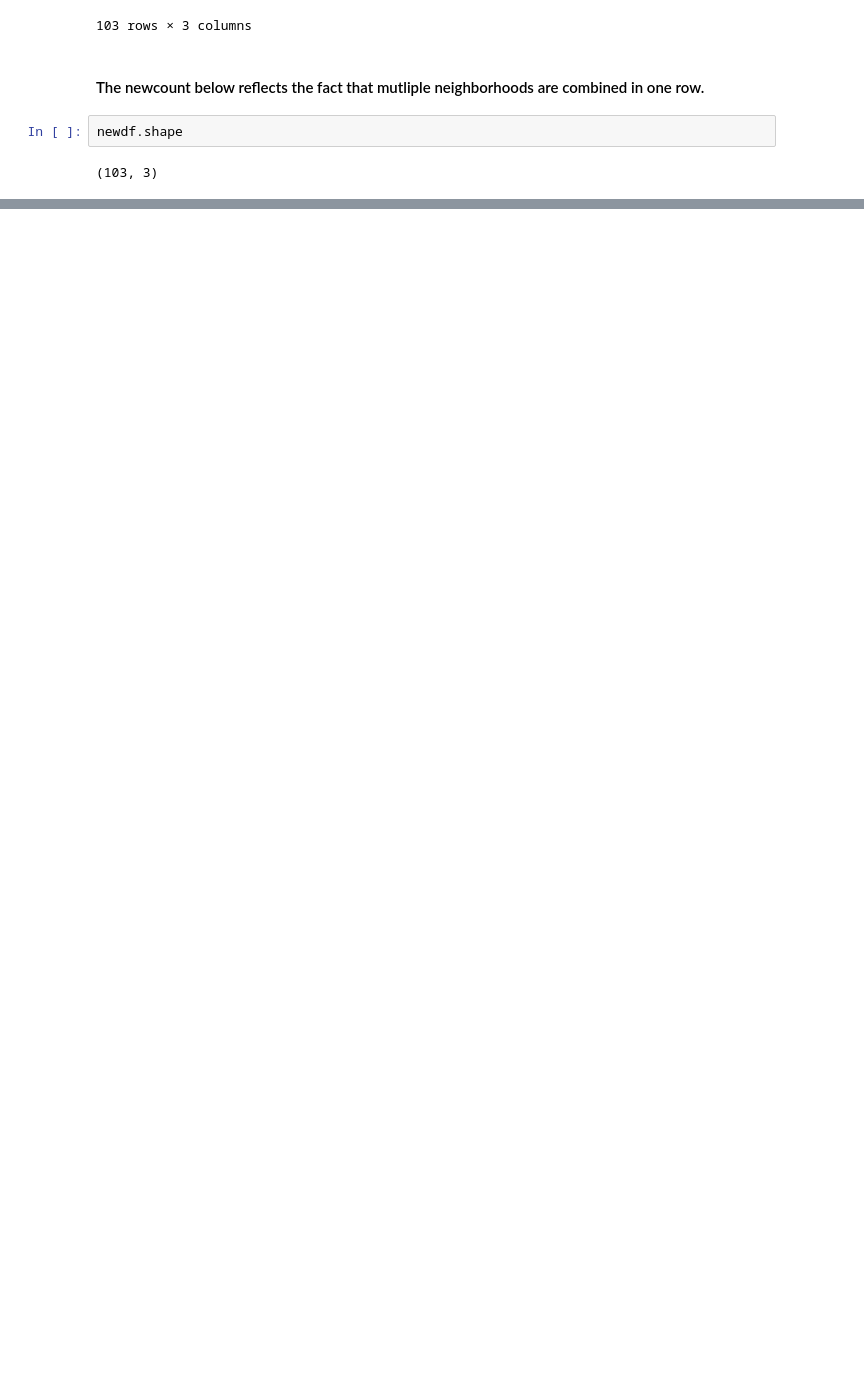
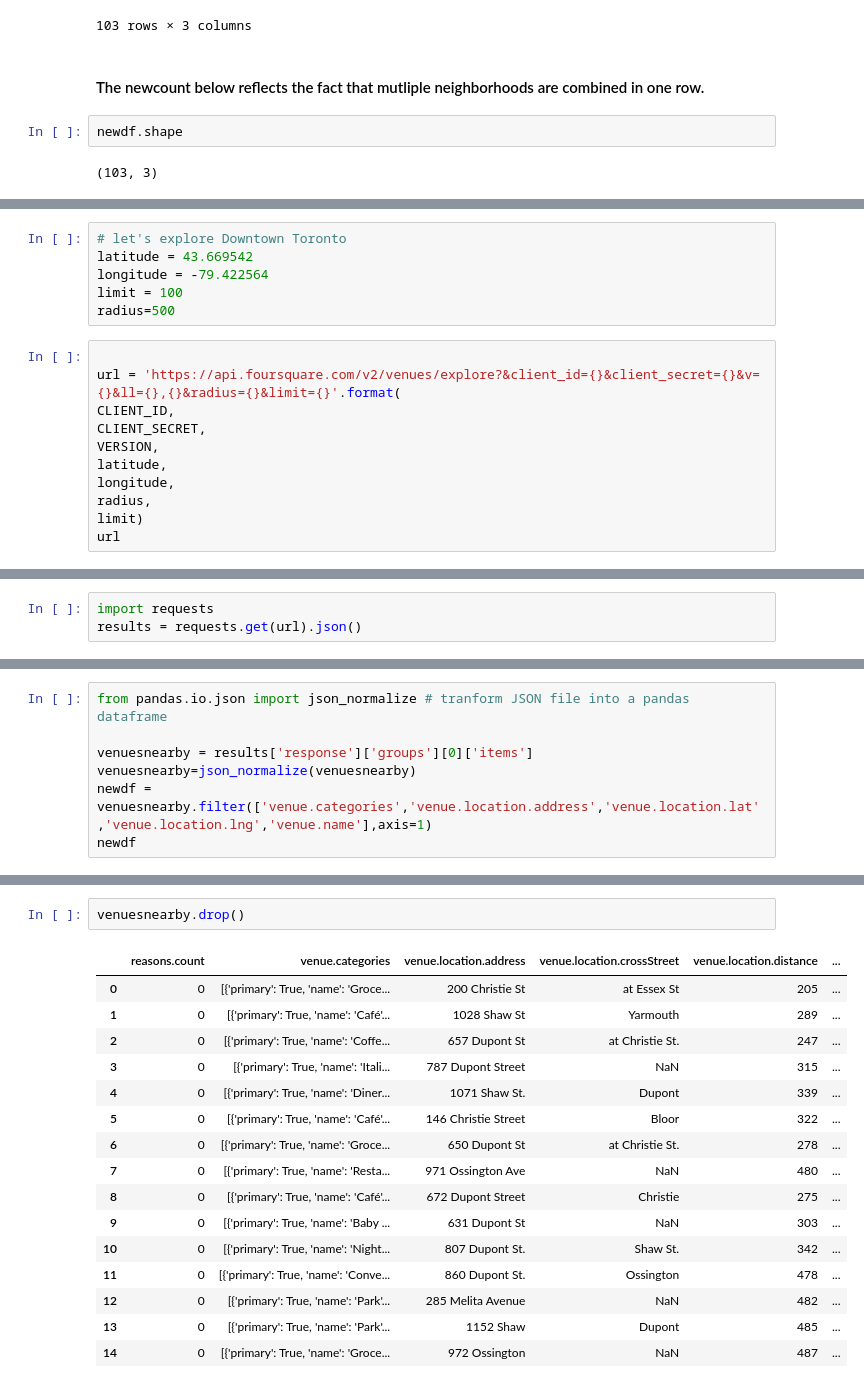
Before and after one commit to sudheergithub/Coursera-Data-Science-Capstone, a Jupyter notebook: Week 3 Segmenting and Clustering Assignment.ipynb, the cells around one changed output, grey strips where cells are left out. Drawn from its saved outputs; the diff is of its cells as text; blank space fills up the shorter version.

```diff
--- a/Week 3 Segmenting and Clustering Assignment.ipynb
+++ b/Week 3 Segmenting and Clustering Assignment.ipynb
@@ -112,0 +239,17 @@ newdf.shape
+# %%
+# let's explore Downtown Toronto
+latitude = 43.669542
+longitude = -79.422564
+limit = 100
+radius=500
+# %%
+
+url = 'https://api.foursquare.com/v2/venues/explore?&client_id={}&client_secret={}&v={}&ll={},{}&radius={}&limit={}'.format(
+CLIENT_ID,
+CLIENT_SECRET,
+VERSION,
+latitude,
+longitude,
+radius,
+limit)
+url
@@ -112,0 +258,3 @@ newdf.shape
+# %%
+import requests
+results = requests.get(url).json()
@@ -112,0 +293,7 @@ newdf.shape
+# %%
+from pandas.io.json import json_normalize # tranform JSON file into a pandas dataframe
+
+venuesnearby = results['response']['groups'][0]['items']
+venuesnearby=json_normalize(venuesnearby)
+newdf = venuesnearby.filter(['venue.categories','venue.location.address','venue.location.lat','venue.location.lng','venue.name'],axis=1)
+newdf
@@ -112,0 +322,19 @@ newdf.shape
+# %%
+venuesnearby.drop()
+# %% [output]
+|  | reasons.count | venue.categories | venue.location.address | venue.location.crossStreet | venue.location.distance | ... |
+| 0 | 0 | [{'primary': True, 'name': 'Groce... | 200 Christie St | at Essex St | 205 | ... |
+| 1 | 0 | [{'primary': True, 'name': 'Café'... | 1028 Shaw St | Yarmouth | 289 | ... |
+| 2 | 0 | [{'primary': True, 'name': 'Coffe... | 657 Dupont St | at Christie St. | 247 | ... |
+| 3 | 0 | [{'primary': True, 'name': 'Itali... | 787 Dupont Street | NaN | 315 | ... |
+| 4 | 0 | [{'primary': True, 'name': 'Diner... | 1071 Shaw St. | Dupont | 339 | ... |
+| 5 | 0 | [{'primary': True, 'name': 'Café'... | 146 Christie Street | Bloor | 322 | ... |
+| 6 | 0 | [{'primary': True, 'name': 'Groce... | 650 Dupont St | at Christie St. | 278 | ... |
+| 7 | 0 | [{'primary': True, 'name': 'Resta... | 971 Ossington Ave | NaN | 480 | ... |
+| 8 | 0 | [{'primary': True, 'name': 'Café'... | 672 Dupont Street | Christie | 275 | ... |
+| 9 | 0 | [{'primary': True, 'name': 'Baby ... | 631 Dupont St | NaN | 303 | ... |
+| 10 | 0 | [{'primary': True, 'name': 'Night... | 807 Dupont St. | Shaw St. | 342 | ... |
+| 11 | 0 | [{'primary': True, 'name': 'Conve... | 860 Dupont St. | Ossington | 478 | ... |
+| 12 | 0 | [{'primary': True, 'name': 'Park'... | 285 Melita Avenue | NaN | 482 | ... |
+| 13 | 0 | [{'primary': True, 'name': 'Park'... | 1152 Shaw | Dupont | 485 | ... |
+| 14 | 0 | [{'primary': True, 'name': 'Groce... | 972 Ossington | NaN | 487 | ... |
```
Also changed, not shown: parts of 24 cells of this notebook.
